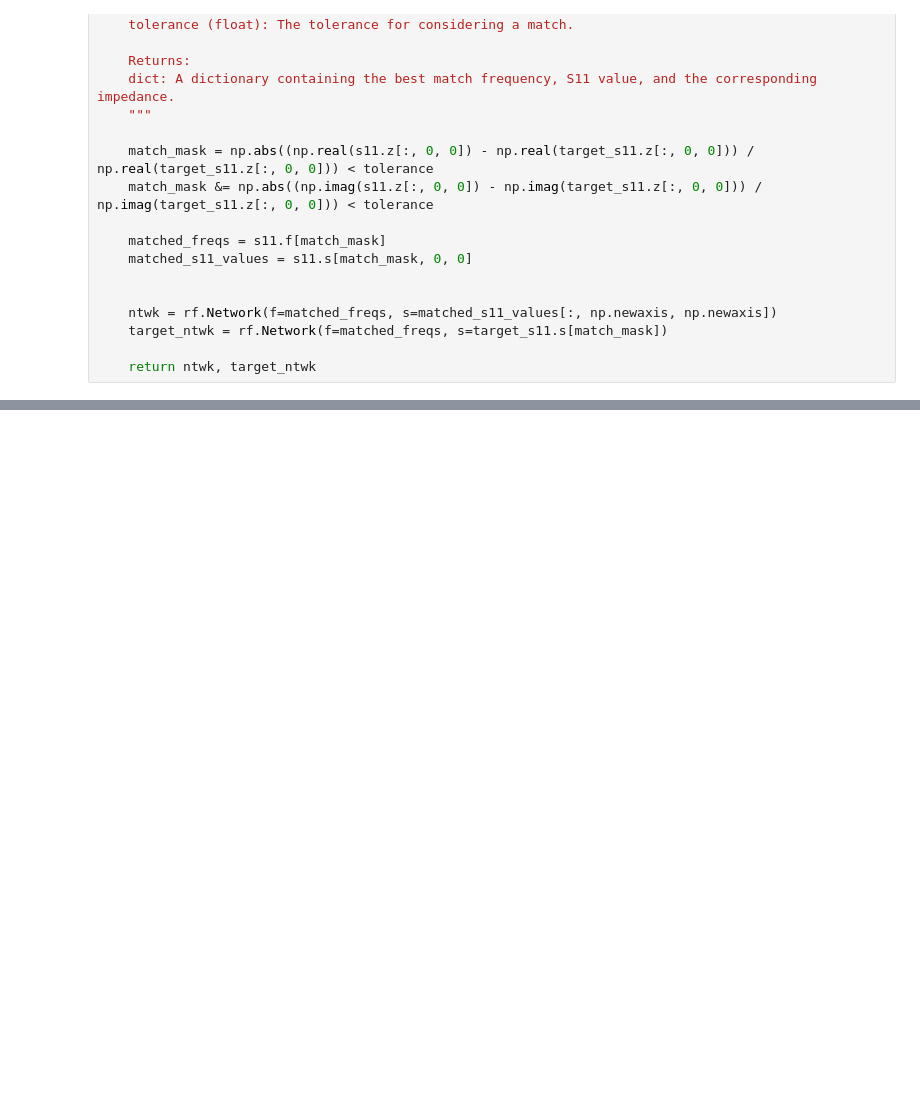
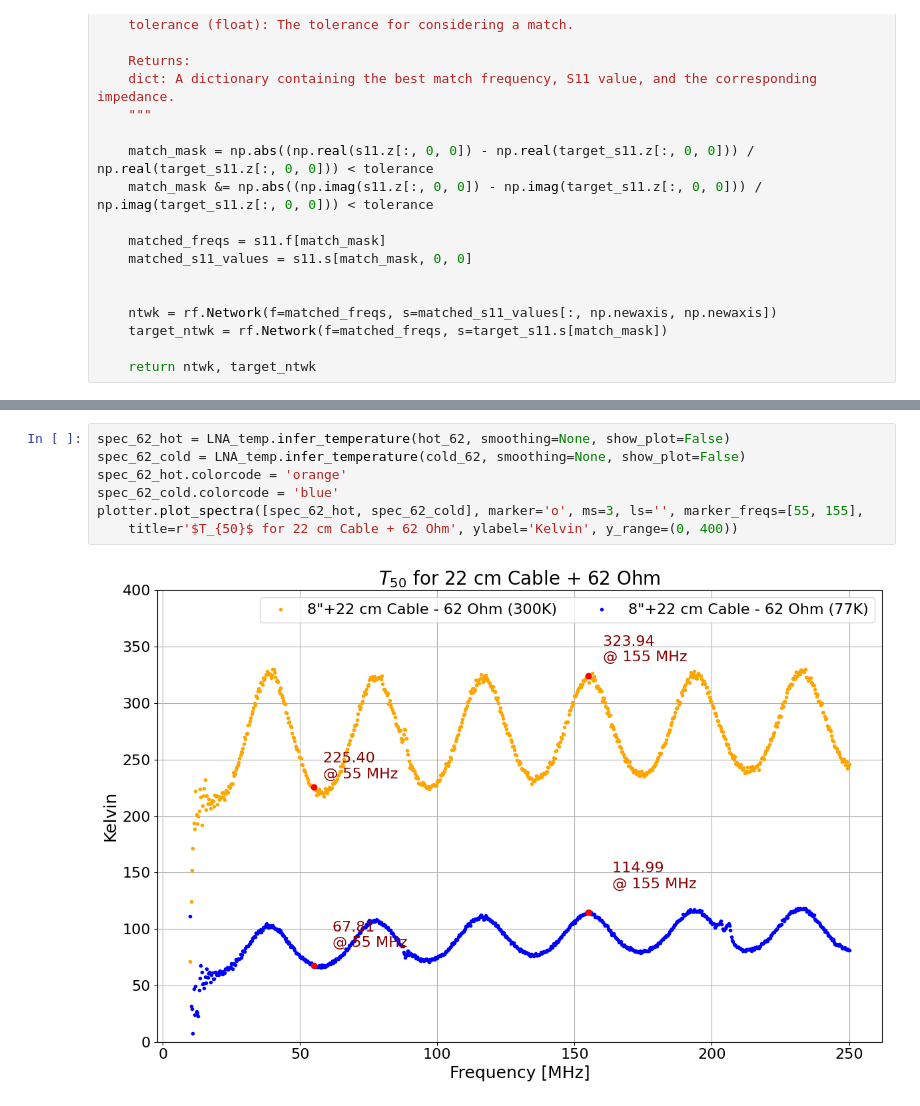
Before and after one commit to alhosani-abdulla/Highz-EXP, a Jupyter notebook: notebooks/noise_parameters.ipynb, the cells around one changed output, grey strips where cells are left out. Cells and saved outputs as stored; diff of their text form; blank space fills up the shorter version.

```diff
--- a/notebooks/noise_parameters.ipynb
+++ b/notebooks/noise_parameters.ipynb
@@ -483,0 +546,9 @@ def match_s11(s11, target_s11, tolerance=0.1, freq_window=3):
+# %%
+spec_62_hot = LNA_temp.infer_temperature(hot_62, smoothing=None, show_plot=False)
+spec_62_cold = LNA_temp.infer_temperature(cold_62, smoothing=None, show_plot=False)
+spec_62_hot.colorcode = 'orange'
+spec_62_cold.colorcode = 'blue'
+plotter.plot_spectra([spec_62_hot, spec_62_cold], marker='o', ms=3, ls='', marker_freqs=[55, 155],
+    title=r'$T_{50}$ for 22 cm Cable + 62 Ohm', ylabel='Kelvin', y_range=(0, 400))
+# %% [output]
+[figure, added]
```
Also changed, not shown: parts of 8 cells of this notebook, 1 other file.
